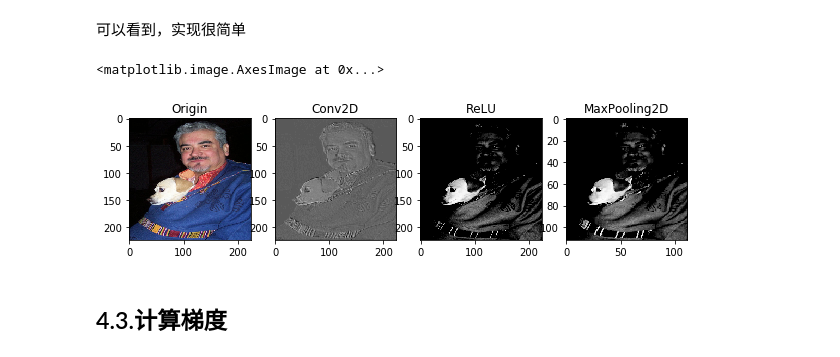
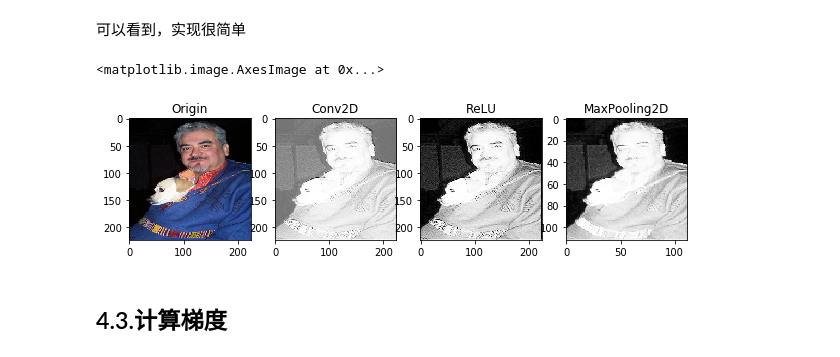
Before and after one commit to JJZHK-AI/AIKnowledgeBase, a Jupyter notebook: 03.深度学习/01.神经网络基础/05.卷积神经网络.05.激活层.ipynb, the cells around one changed output. Saved outputs shown, nothing was run; the diff lists cells and outputs as text; code cells hidden in the pictures.

```diff
--- a/03.深度学习/01.神经网络基础/05.卷积神经网络.05.激活层.ipynb
+++ b/03.深度学习/01.神经网络基础/05.卷积神经网络.05.激活层.ipynb
@@ -130,51 +130,52 @@ import numpy as np
 
 import torchvision.models as models
 import torch
-import JLib.pyn.cnn.python_layer as epcl
-import JLib.pyn.cnn.functions as epcf
+from JLib.pyn.layers import Conv2D, MaxPooling, Relu
+from JLib.pyn.functions import preprocess_image
 
 plt.figure(figsize=(10,10), facecolor='w')
 imagePath = "data/ConvVisible01.jpg"
+
 img = cv2.imread(imagePath)
 basicImage = cv2.cvtColor(img, cv2.COLOR_BGR2RGB)
-originImg = cv2.resize(basicImage, (224,224))
-plt.subplot(1,4,1)
+originImg = cv2.resize(basicImage, (224, 224))
+plt.subplot(1, 4, 1)
 plt.title('Origin')
 plt.imshow(originImg)
 
-conv1 = epcl.Conv2D(3, 64, 3, 1, 'SAME')
-img = epcf.preprocess_image(basicImage).transpose((0, 2, 3, 1))
-conv1_img = conv1(img)
-feature = conv1_img[:, :, :,0]
-feature = np.reshape(feature, newshape=(feature.shape[1], feature.shape[2]))
+convImage = np.expand_dims(originImg, axis=0)
+conv = Conv2D(convImage.shape, 12, 3, 1, 'SAME')
+convImage = conv.forward(convImage) # 这里使用的是初始化权重，还没有进行过迭代
+feature = convImage[:, :, :, 0]
+feature = np.reshape(feature, newshape=(feature.shape[1], convImage.shape[2]))
 feature = 1.0 / (1 + np.exp(-1 * feature))
 feature = np.round(feature * 255)
-plt.subplot(1,4,2)
+plt.subplot(1, 4, 2)
 plt.title('Conv2D')
 plt.imshow(feature, cmap='gray')
 
-relu1 = epcl.ReLU()
-relu1_img = relu1(img)
+relu1 = Relu(convImage.shape)
+relu1_img = relu1.forward(convImage)
 feature = relu1_img[:, :, :,0]
 feature = np.reshape(feature, newshape=(feature.shape[1], feature.shape[2]))
 feature = 1.0 / (1 + np.exp(-1 * feature))
 feature = np.round(feature * 255)
 plt.subplot(1,4,3)
 plt.title('ReLU')
 plt.imshow(feature, cmap='gray')
 
-pool1 = epcl.MaxPooling2D(ksize=2, stride=2)
-pool_img = pool1(relu1_img)
+pool1 = MaxPooling(relu1_img.shape, ksize=2, stride=2)
+pool_img = pool1.forward(relu1_img)
 feature = pool_img[:, :, :,0]
 feature = np.reshape(feature, newshape=(feature.shape[1], feature.shape[2]))
 feature = 1.0 / (1 + np.exp(-1 * feature))
 feature = np.round(feature * 255)
 plt.subplot(1,4,4)
 plt.title('MaxPooling2D')
 plt.imshow(feature, cmap='gray')
 # %% [output]
 <matplotlib.image.AxesImage at 0x...>
-[figure, old version]
+[figure, new version]
 # %% [markdown]
 ## 4.3.计算梯度
 # %% [markdown]
```
Also changed, not shown: 8 other files.
